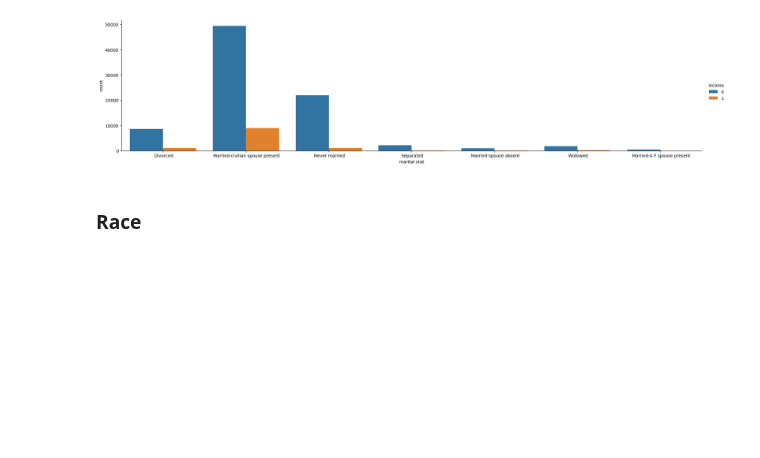
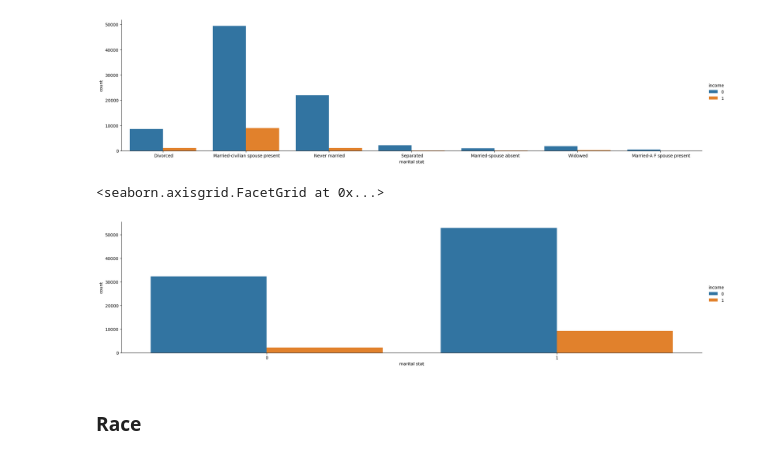
Before and after one commit to MarwanMousa/census_income_classification, a Jupyter notebook: Exploratory_Data_Analysis.ipynb, the cells around one changed output. Cells and saved outputs as stored; diff of their text form; code cells hidden in the pictures; blank space fills up the shorter version.

```diff
--- a/Exploratory_Data_Analysis.ipynb
+++ b/Exploratory_Data_Analysis.ipynb
@@ -232,3 +254,8 @@ sns.catplot(data=df_train_raw, x="marital stat", kind="count", hue='income', hei
+# %%
+sns.catplot(data=df_train_raw, x="marital stat", kind="count", hue='income', height=5, aspect=4)
+# %% [output]
+<seaborn.axisgrid.FacetGrid at 0x...>
+[figure, added]
 # %% [markdown]
 ### Race
 # %%
```
Also changed, not shown: parts of 4 cells of this notebook.
